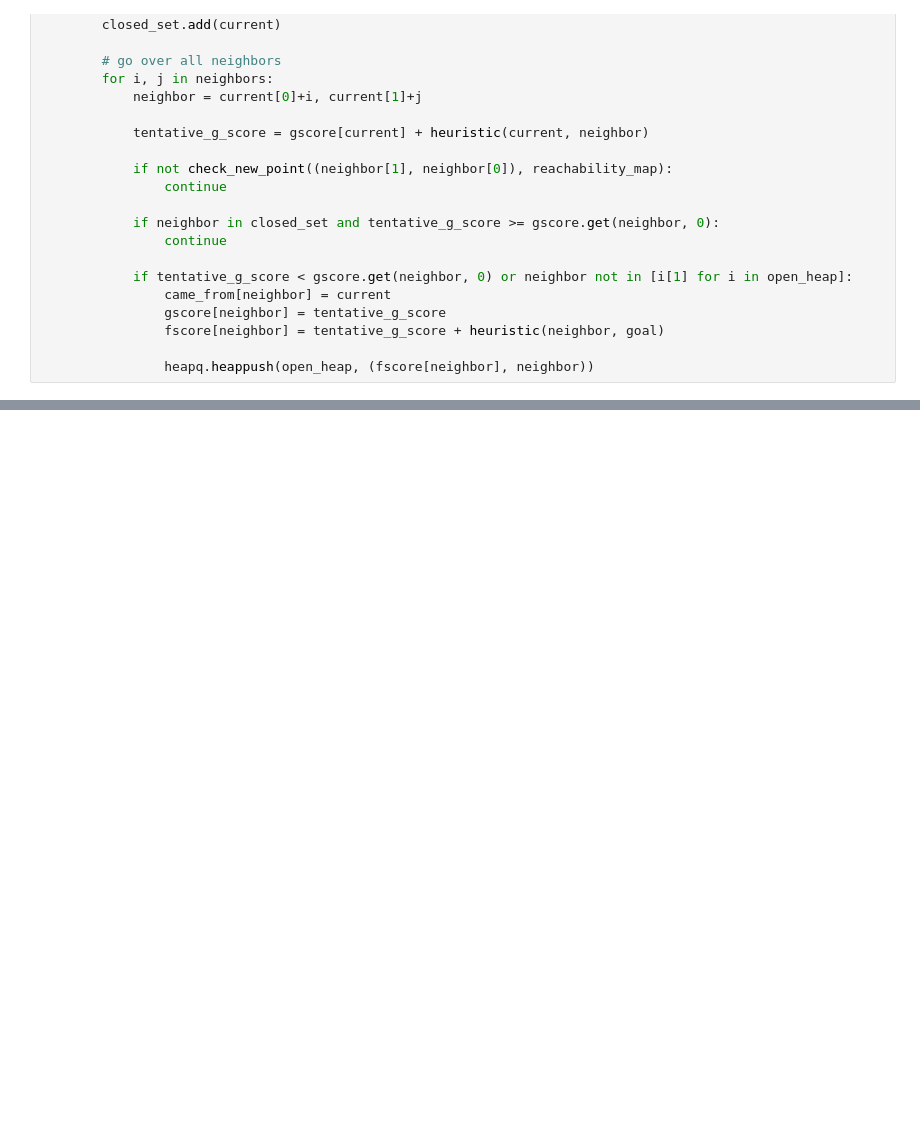
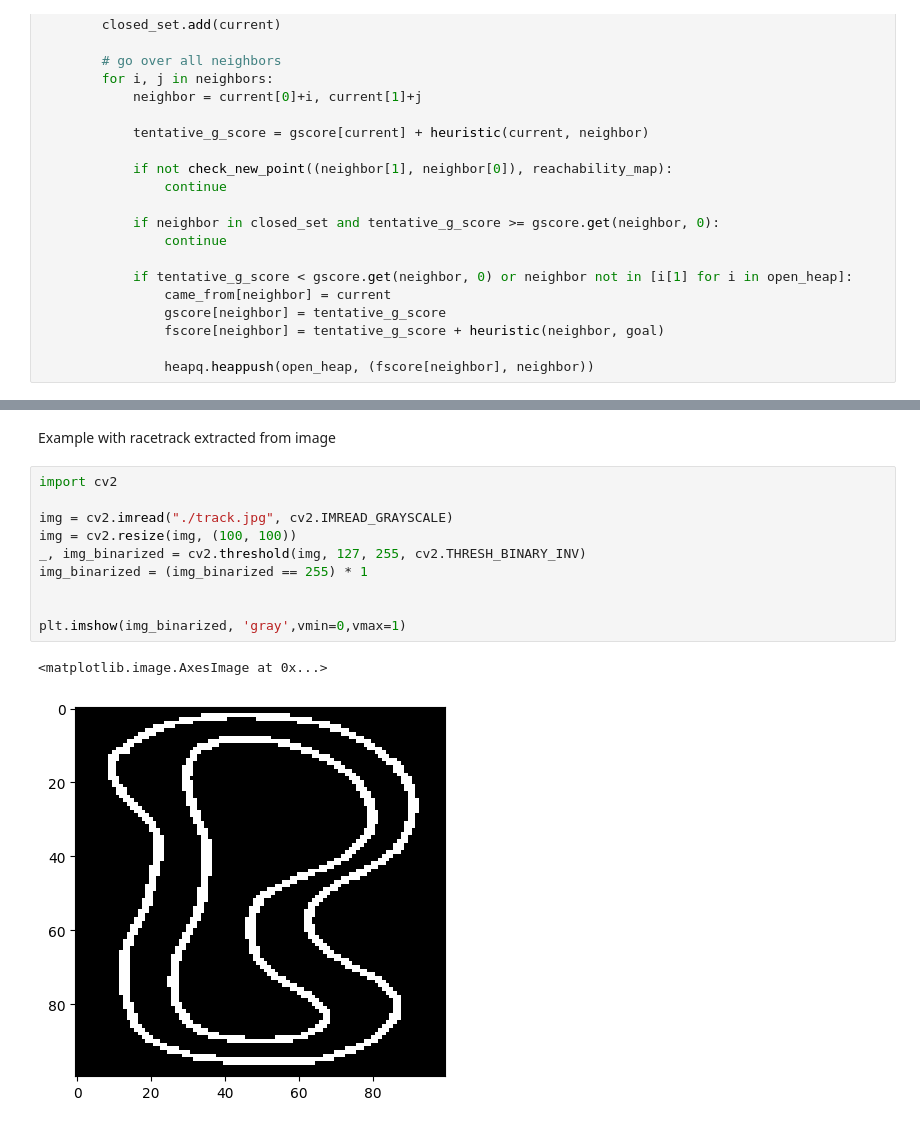
Before and after one commit to tim200002/TAS-Racer, a Jupyter notebook: scripts/generate_np_map.ipynb, the cells around one changed output, grey strips where cells are left out. Cells and saved outputs as stored; diff of their text form; blank space fills up the shorter version.

```diff
--- a/scripts/generate_np_map.ipynb
+++ b/scripts/generate_np_map.ipynb
@@ -161,0 +239,15 @@ backsolve_path
+# %% [markdown]
+Example with racetrack extracted from image
+# %%
+import cv2
+
+img = cv2.imread("./track.jpg", cv2.IMREAD_GRAYSCALE)
+img = cv2.resize(img, (100, 100))
+_, img_binarized = cv2.threshold(img, 127, 255, cv2.THRESH_BINARY_INV)
+img_binarized = (img_binarized == 255) * 1
+
+
+plt.imshow(img_binarized, 'gray',vmin=0,vmax=1)
+# %% [output]
+<matplotlib.image.AxesImage at 0x...>
+[figure, added]
```
Also changed, not shown: parts of 11 cells of this notebook, 2 other files.
